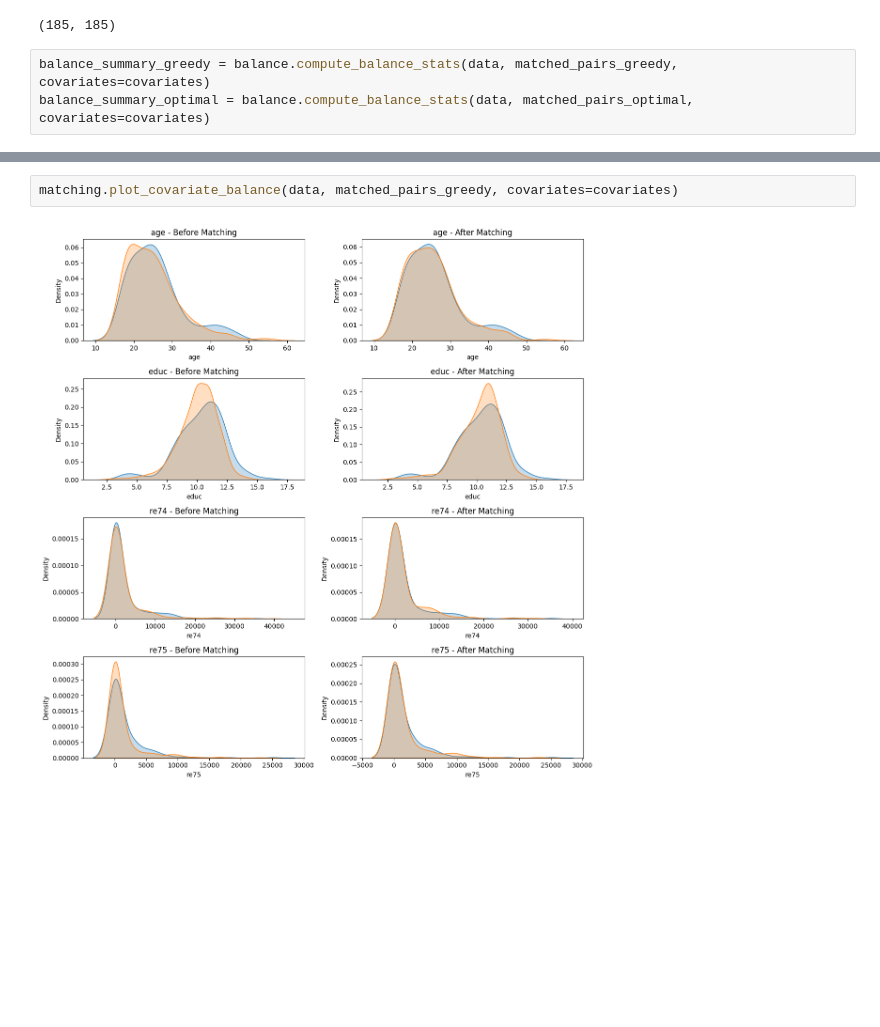
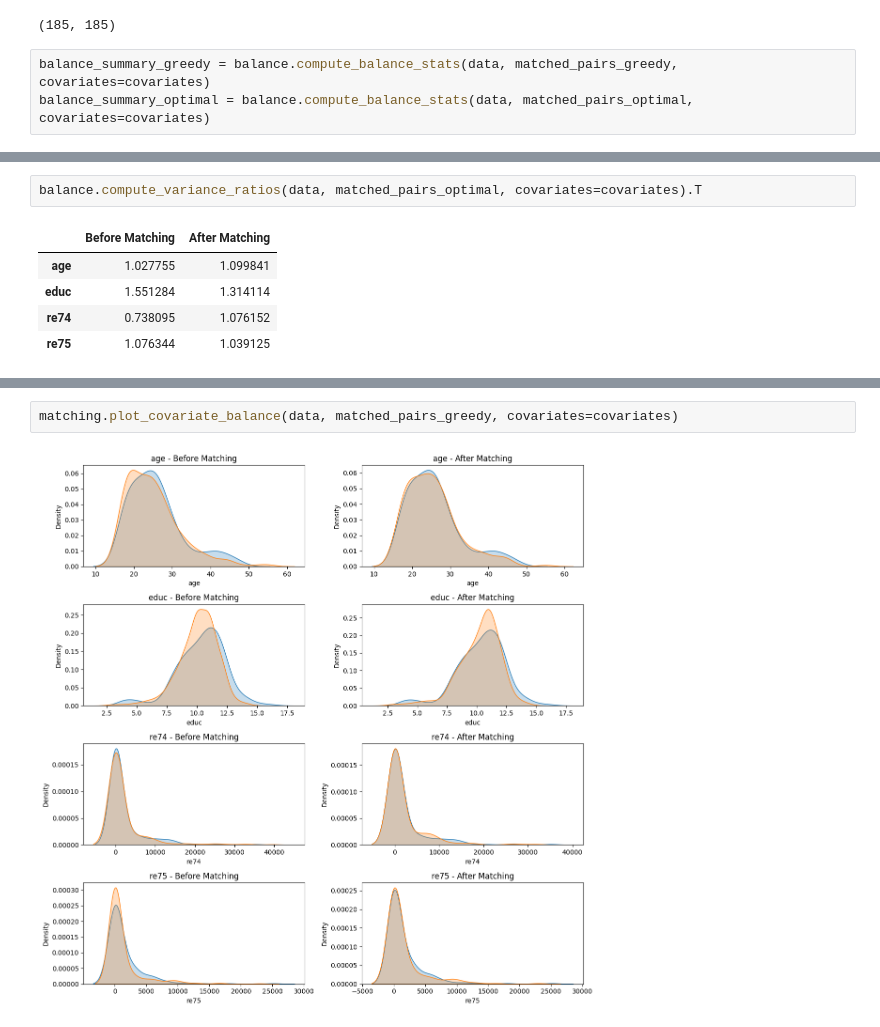
Before and after one commit to cmcap24/data-science-toolkit, a Jupyter notebook: notebooks/matching_example.ipynb, the cells around one changed output, grey strips where cells are left out. Cells and saved outputs as stored; diff of their text form; blank space fills up the shorter version.

```diff
--- a/notebooks/matching_example.ipynb
+++ b/notebooks/matching_example.ipynb
@@ -57,0 +66,8 @@ balance_summary_optimal.abs().T
+# %%
+balance.compute_variance_ratios(data, matched_pairs_optimal, covariates=covariates).T
+# %% [output]
+|  | Before Matching | After Matching |
+| age | 1.027755 | 1.099841 |
+| educ | 1.551284 | 1.314114 |
+| re74 | 0.738095 | 1.076152 |
+| re75 | 1.076344 | 1.039125 |
```
Also changed, not shown: parts of 7 cells of this notebook, 3 other files.
